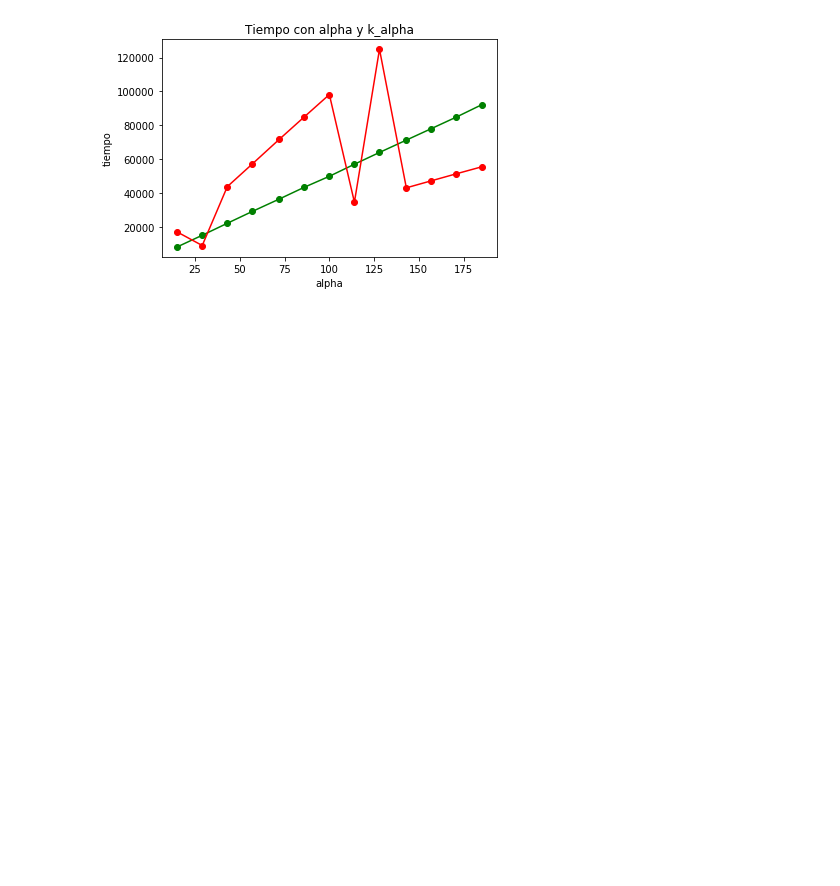
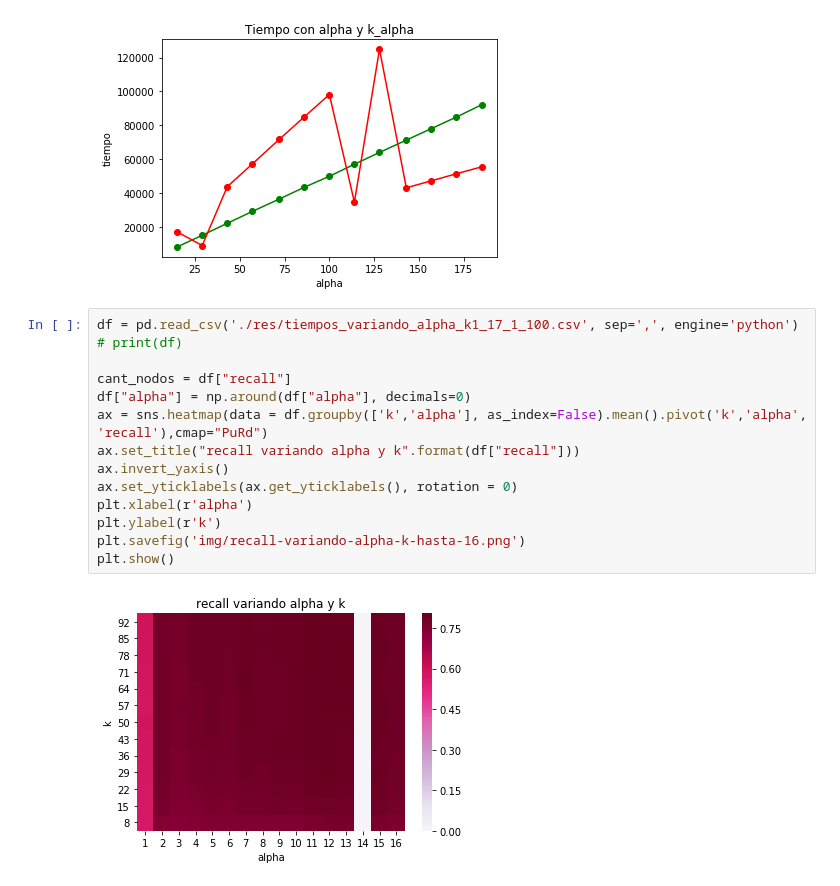
Before and after one commit to ABorgna/metnum, a Jupyter notebook: tp2/exp/graf-k-vs-alpha-vs-accuracy.ipynb, the cells around one changed output. Saved outputs shown, nothing was run; the diff lists cells and outputs as text; blank space fills up the shorter version.

```diff
--- a/tp2/exp/graf-k-vs-alpha-vs-accuracy.ipynb
+++ b/tp2/exp/graf-k-vs-alpha-vs-accuracy.ipynb
@@ -201,3 +201,19 @@ plt.show()
 [15, 29, 43, 57, 72, 86, 100, 114, 128, 143, 157, 171, 185]
 [figure]
 [figure]
+# %%
+df = pd.read_csv('./res/tiempos_variando_alpha_k1_17_1_100.csv', sep=',', engine='python')
+# print(df)
+
+cant_nodos = df["recall"]
+df["alpha"] = np.around(df["alpha"], decimals=0)
+ax = sns.heatmap(data = df.groupby(['k','alpha'], as_index=False).mean().pivot('k','alpha', 'recall'),cmap="PuRd")
+ax.set_title("recall variando alpha y k".format(df["recall"]))
+ax.invert_yaxis()
+ax.set_yticklabels(ax.get_yticklabels(), rotation = 0)
+plt.xlabel(r'alpha')
+plt.ylabel(r'k')
+plt.savefig('img/recall-variando-alpha-k-hasta-16.png')
+plt.show()
+# %% [output]
+[figure, added]
```
Also changed, not shown: parts of 2 cells of this notebook, 9 other files.
